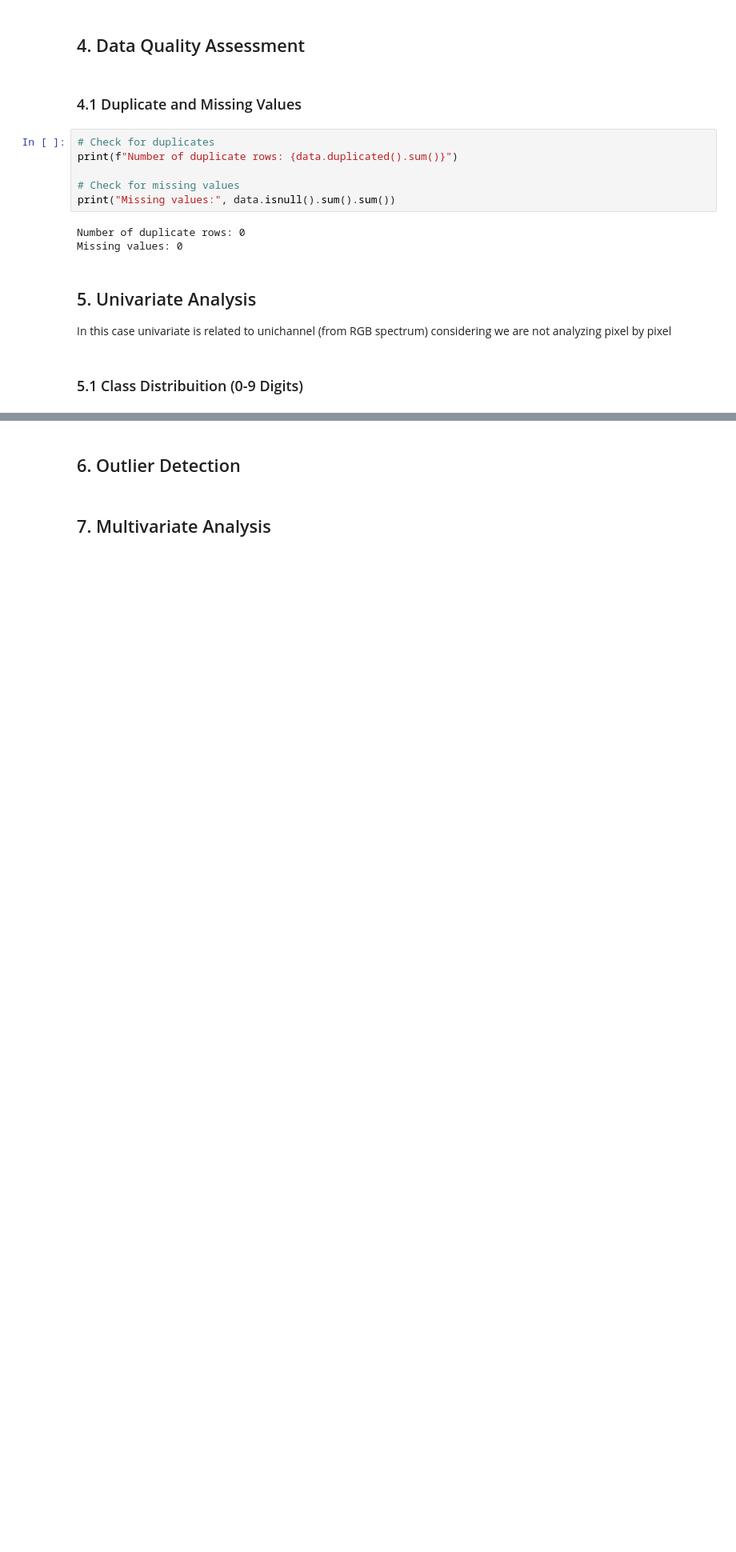
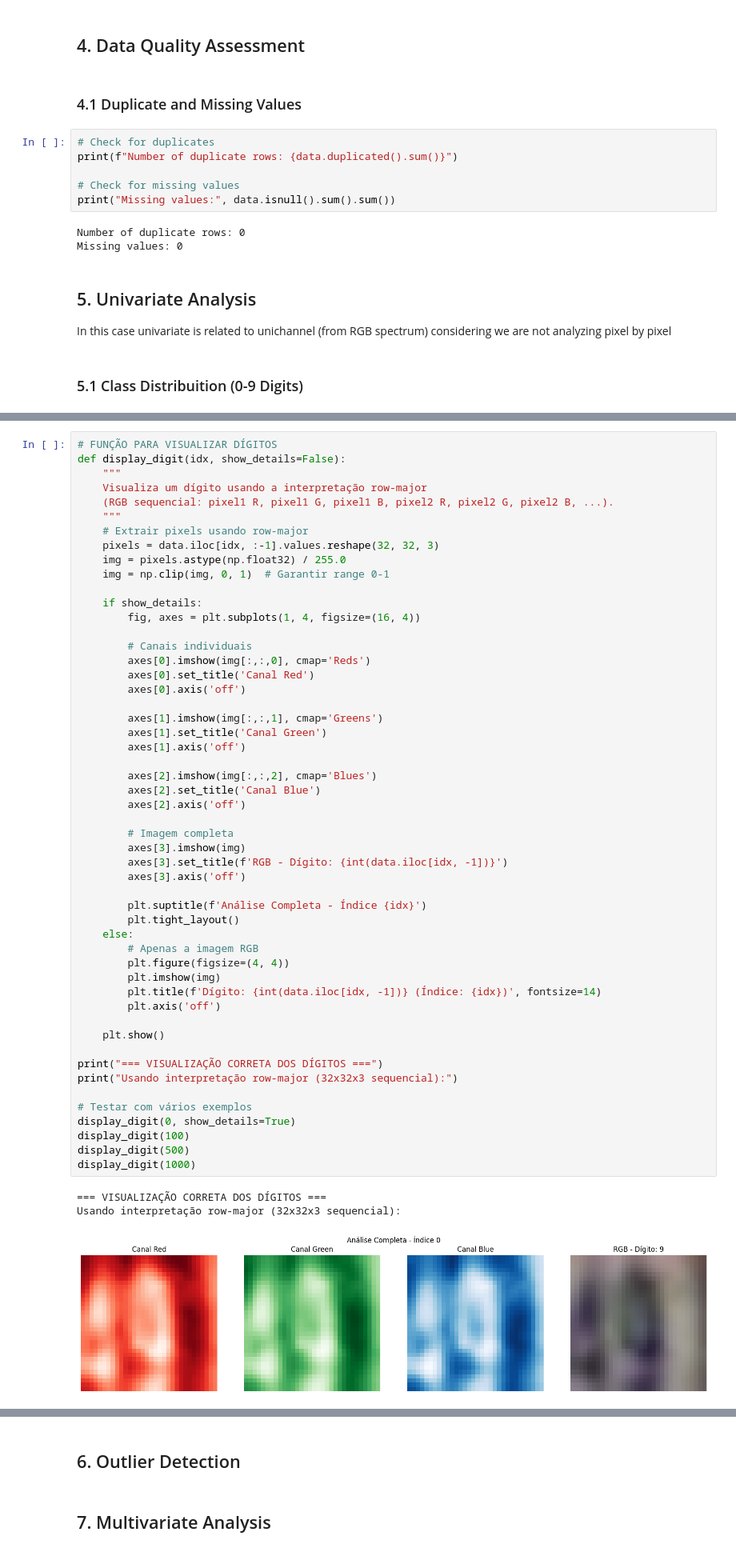
Before and after one commit to marquesgbr/SVHN_ML_project, a Jupyter notebook: 01_EDA.ipynb, the cells around one changed output, grey strips where cells are left out. Shown at 80% size. Cells and saved outputs as stored; diff of their text form; blank space fills up the shorter version.

```diff
--- a/01_EDA.ipynb
+++ b/01_EDA.ipynb
@@ -131,0 +128,56 @@ display_digit(1)
+# %%
+# FUNÇÃO PARA VISUALIZAR DÍGITOS
+def display_digit(idx, show_details=False):
+    """
+    Visualiza um dígito usando a interpretação row-major
+    (RGB sequencial: pixel1 R, pixel1 G, pixel1 B, pixel2 R, pixel2 G, pixel2 B, ...).
+    """
+    # Extrair pixels usando row-major
+    pixels = data.iloc[idx, :-1].values.reshape(32, 32, 3)
+    img = pixels.astype(np.float32) / 255.0
+    img = np.clip(img, 0, 1)  # Garantir range 0-1
+
+    if show_details:
+        fig, axes = plt.subplots(1, 4, figsize=(16, 4))
+
+        # Canais individuais
+        axes[0].imshow(img[:,:,0], cmap='Reds')
+        axes[0].set_title('Canal Red')
+        axes[0].axis('off')
+
+        axes[1].imshow(img[:,:,1], cmap='Greens')
+        axes[1].set_title('Canal Green')
+        axes[1].axis('off')
+
+        axes[2].imshow(img[:,:,2], cmap='Blues')
+        axes[2].set_title('Canal Blue')
+        axes[2].axis('off')
+
+        # Imagem completa
+        axes[3].imshow(img)
+        axes[3].set_title(f'RGB - Dígito: {int(data.iloc[idx, -1])}')
+        axes[3].axis('off')
+
+        plt.suptitle(f'Análise Completa - Índice {idx}')
+        plt.tight_layout()
+    else:
+        # Apenas a imagem RGB
+        plt.figure(figsize=(4, 4))
+        plt.imshow(img)
+        plt.title(f'Dígito: {int(data.iloc[idx, -1])} (Índice: {idx})', fontsize=14)
+        plt.axis('off')
+
+    plt.show()
+
+print("=== VISUALIZAÇÃO CORRETA DOS DÍGITOS ===")
+print("Usando interpretação row-major (32x32x3 sequencial):")
+
+# Testar com vários exemplos
+display_digit(0, show_details=True)
+display_digit(100)
+display_digit(500)
+display_digit(1000)
+# %% [output]
+=== VISUALIZAÇÃO CORRETA DOS DÍGITOS ===
+Usando interpretação row-major (32x32x3 sequencial):
+[figure, added]
```
Also changed, not shown: parts of 21 cells of this notebook, 2 other files.
